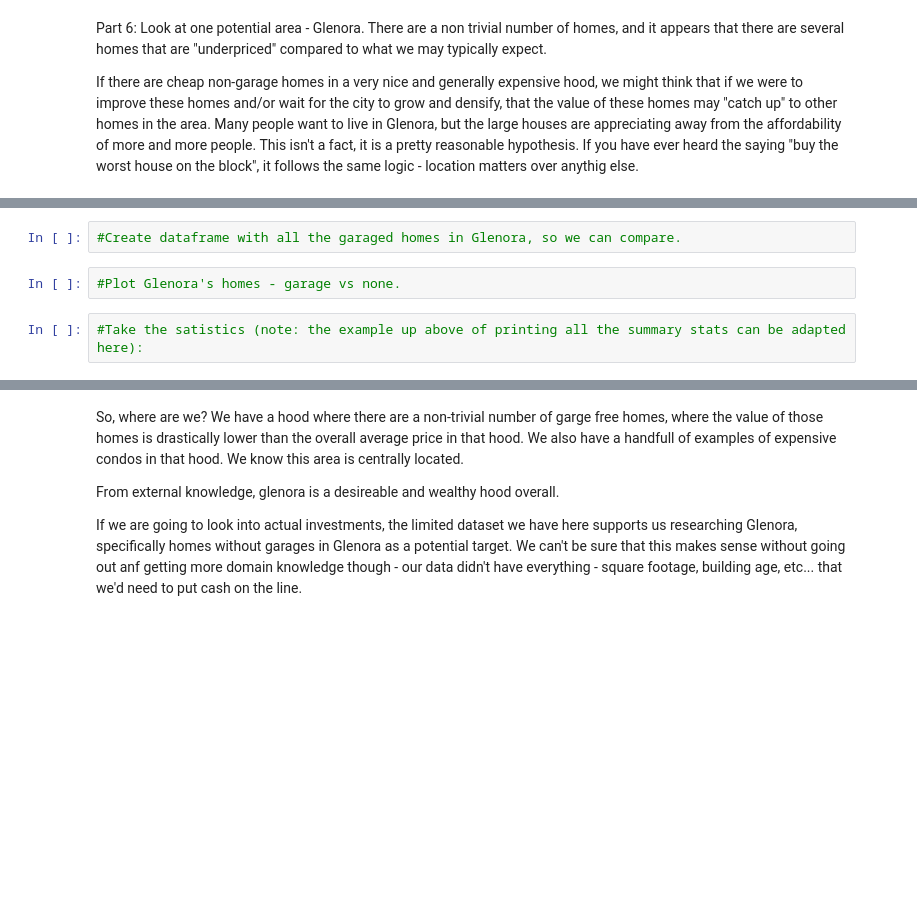
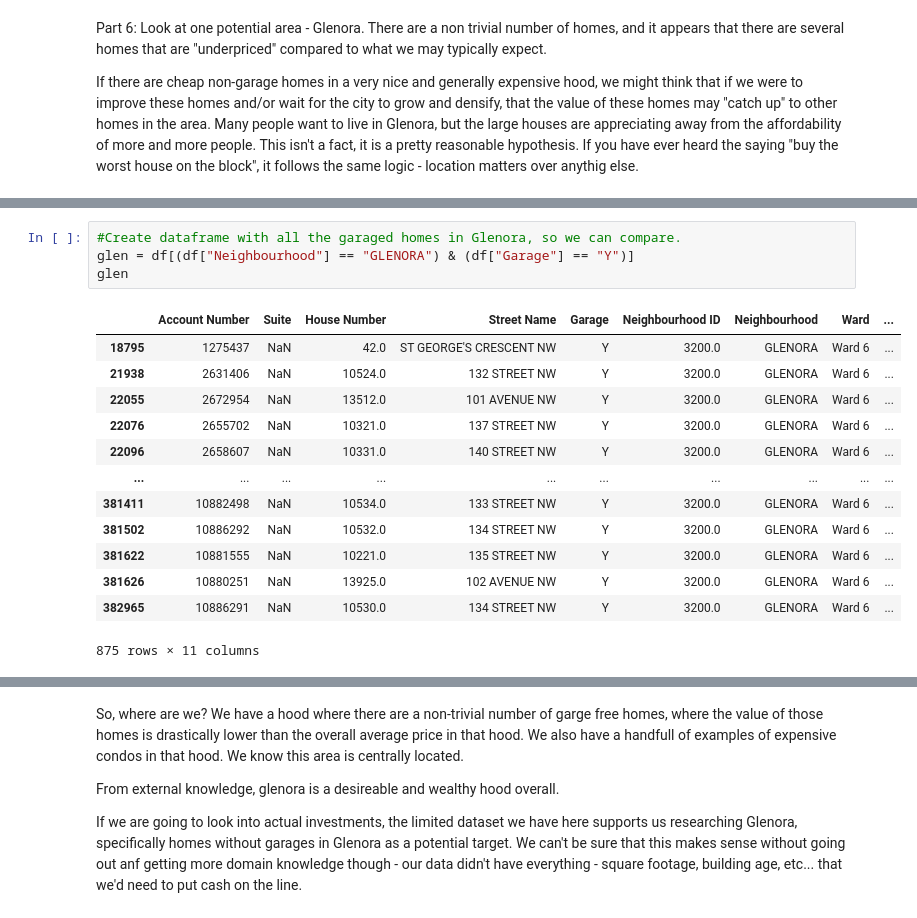
Before and after one commit to Soniyasunny1/BasicClassExamples, a Jupyter notebook: 1_Var_EDA.ipynb, the cells around one changed output, grey strips where cells are left out. Saved outputs shown, nothing was run; the diff lists cells and outputs as text; blank space fills up the shorter version.

```diff
--- a/1_Var_EDA.ipynb
+++ b/1_Var_EDA.ipynb
@@ -383,6 +399,18 @@ If there are cheap non-garage homes in a very nice and generally expensive hood,
 # %%
 #Create dataframe with all the garaged homes in Glenora, so we can compare.
+glen = df[(df["Neighbourhood"] == "GLENORA") & (df["Garage"] == "Y")]
+glen
+# %% [output]
+|  | Account Number | Suite | House Number | Street Name | Garage | Neighbourhood ID | Neighbourhood | Ward | ... |
+| 18795 | 1275437 | NaN | 42.0 | ST GEORGE'S CRESCENT NW | Y | 3200.0 | GLENORA | Ward 6 | ... |
+| 21938 | 2631406 | NaN | 10524.0 | 132 STREET NW | Y | 3200.0 | GLENORA | Ward 6 | ... |
+| 22055 | 2672954 | NaN | 13512.0 | 101 AVENUE NW | Y | 3200.0 | GLENORA | Ward 6 | ... |
+| 22076 | 2655702 | NaN | 10321.0 | 137 STREET NW | Y | 3200.0 | GLENORA | Ward 6 | ... |
+| 22096 | 2658607 | NaN | 10331.0 | 140 STREET NW | Y | 3200.0 | GLENORA | Ward 6 | ... |
+| ... | ... | ... | ... | ... | ... | ... | ... | ... | ... |
+| 381411 | 10882498 | NaN | 10534.0 | 133 STREET NW | Y | 3200.0 | GLENORA | Ward 6 | ... |
+| 381502 | 10886292 | NaN | 10532.0 | 134 STREET NW | Y | 3200.0 | GLENORA | Ward 6 | ... |
+| 381622 | 10881555 | NaN | 10221.0 | 135 STREET NW | Y | 3200.0 | GLENORA | Ward 6 | ... |
+| 381626 | 10880251 | NaN | 13925.0 | 102 AVENUE NW | Y | 3200.0 | GLENORA | Ward 6 | ... |
+| 382965 | 10886291 | NaN | 10530.0 | 134 STREET NW | Y | 3200.0 | GLENORA | Ward 6 | ... |
+875 rows × 11 columns
-# %%
-#Plot Glenora's homes - garage vs none.
-# %%
-#Take the satistics (note: the example up above of printing all the summary stats can be adapted here):
```
Also changed, not shown: parts of 5 cells of this notebook, 1 other file.
